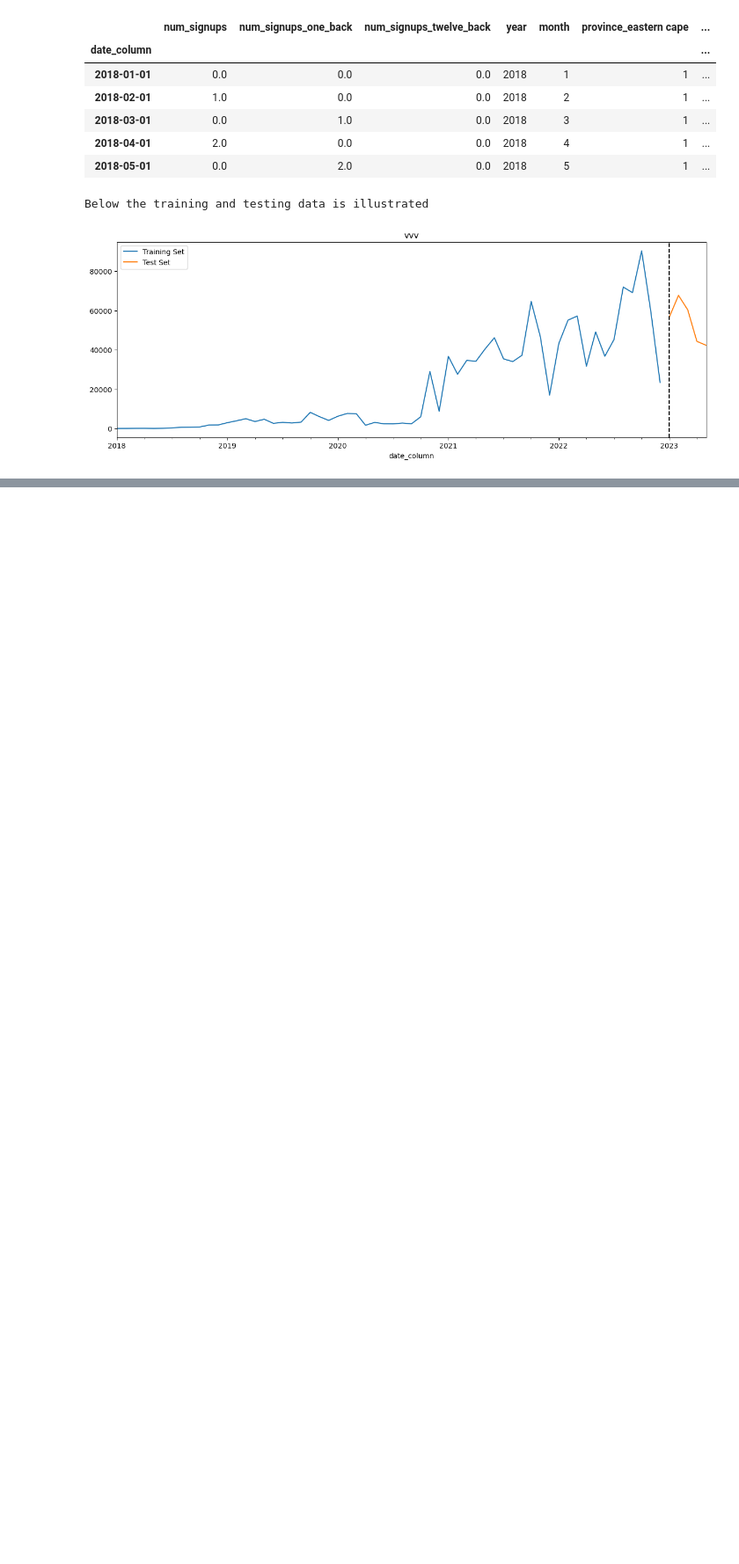
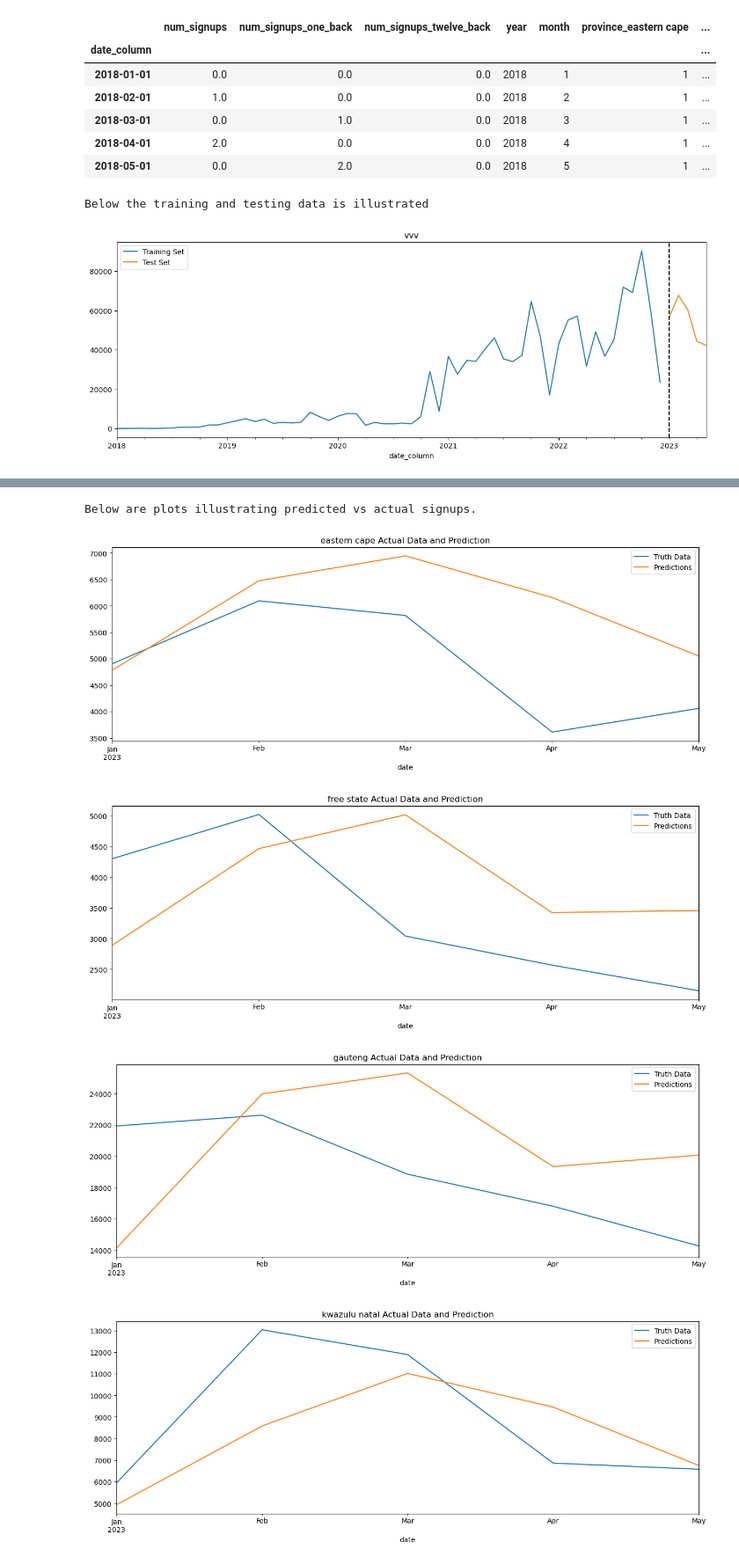
Before and after one commit to Ryan4Reed/job_assessments, a Jupyter notebook: JobJack/prediction_task/rolling_forecast.ipynb, the cells around one changed output, grey strips where cells are left out. Shown at 88% size. Cells and saved outputs as stored; diff of their text form; code cells hidden in the pictures; blank space fills up the shorter version.

```diff
--- a/JobJack/prediction_task/rolling_forecast.ipynb
+++ b/JobJack/prediction_task/rolling_forecast.ipynb
@@ -390,0 +401,28 @@ for i in range(len(X_test)):
+# %%
+def fit_lin_regression(X_train: pd.DataFrame,
+                        y_train: pd.DataFrame,
+                        X_test: pd.DataFrame,
+                        y_test: pd.DataFrame) -> GridSearchCV:
+    """
+    Fit the linear regression model on the time series data.
+    """
+    # Initialize a Linear Regression model
+    lin_model = LinearRegression()
+
+    # Train the model on the training data
+    lin_model.fit(X_train, y_train)
+
+    # Make predictions on the test data
+    y_pred = lin_model.predict(X_test)
+
+    # Evaluate the model by calculating RMSE
+    rmse = np.sqrt(mean_squared_error(y_test, y_pred))
+
+    print("Root Mean Squared Error (RMSE) on test data: ", rmse)
+
+    return lin_model
+
+lin_model = fit_lin_regression(X_train=X_train,
+                                   y_train=y_train,
+                                   X_test=X_test,
+                                   y_test=y_test)
@@ -390,0 +431,13 @@ for i in range(len(X_test)):
+# %%
+#Prepare predictions for plotting
+columns_to_keep = ['num_signups', 'province', 'prediction']
+df_preds = prepare_preds(lin_model, scaler_y, X_test, df_test, columns_to_keep)
+# %%
+#Plot selected predictions
+plot_predictions(df_preds)
+# %% [output]
+Below are plots illustrating predicted vs actual signups.
+[figure, added]
+[figure, added]
+[figure, added]
+[figure, added]
```
Also changed, not shown: parts of 48 cells of this notebook, 6 other files.
